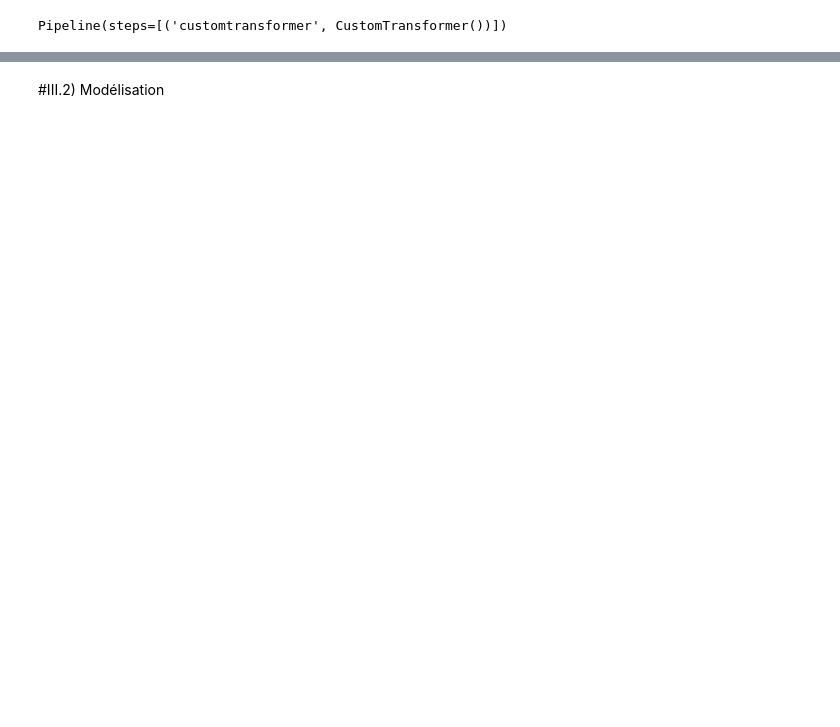
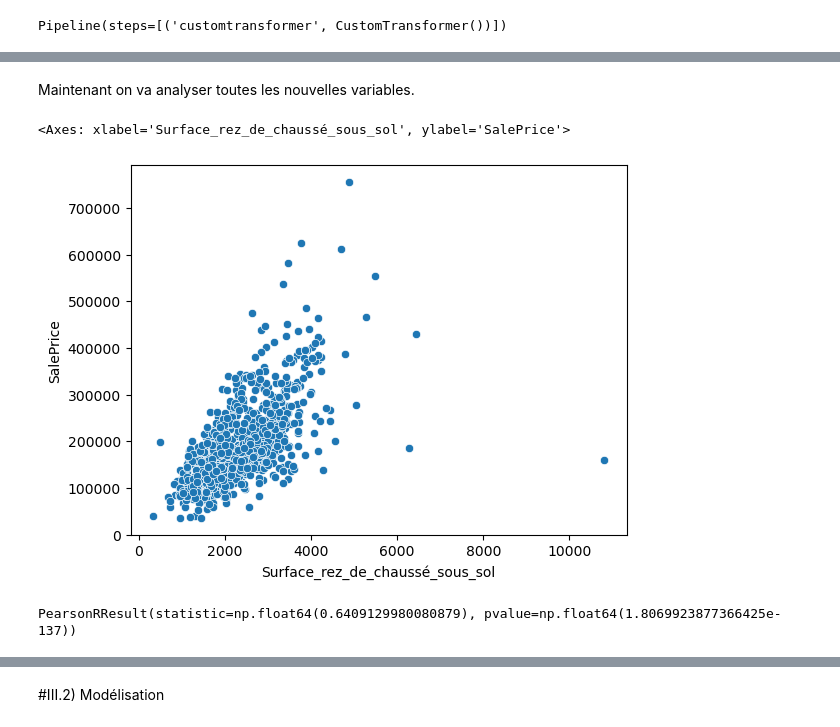
Before and after one commit to fmazur57u/Prediction_prix_immobilier, a Jupyter notebook: projet_prix_immobilier.ipynb, the cells around one changed output, grey strips where cells are left out. Saved outputs shown, nothing was run; the diff lists cells and outputs as text; code cells hidden in the pictures; blank space fills up the shorter version.

```diff
--- a/projet_prix_immobilier.ipynb
+++ b/projet_prix_immobilier.ipynb
@@ -1282,0 +1240,11 @@ column_partie_2
+# %% [markdown]
+Maintenant on va analyser toutes les nouvelles variables.
+# %%
+sns.scatterplot(data=column_feature_engineer, x="Surface_rez_de_chaussé_sous_sol", y = y_train)
+# %% [output]
+<Axes: xlabel='Surface_rez_de_chaussé_sous_sol', ylabel='SalePrice'>
+[figure, added]
+# %%
+pearsonr(column_feature_engineer["Surface_rez_de_chaussé_sous_sol"], y_train)
+# %% [output]
+PearsonRResult(statistic=np.float64(0.6409129980080879), pvalue=np.float64(1.8069923877366425e-137))
```
Also changed, not shown: parts of 35 cells of this notebook, 1 other file.
